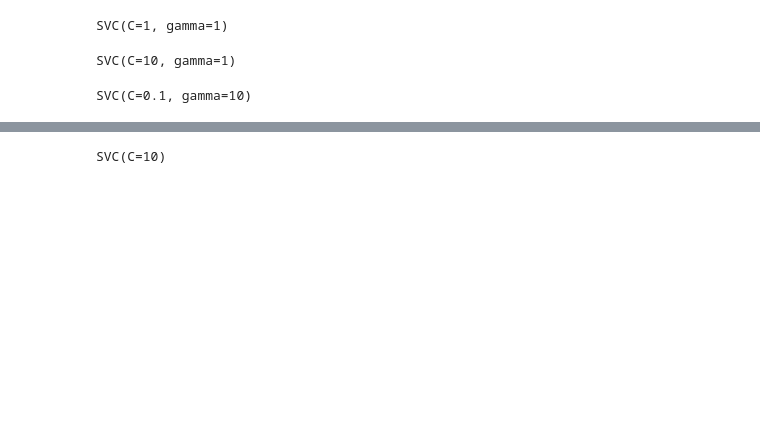
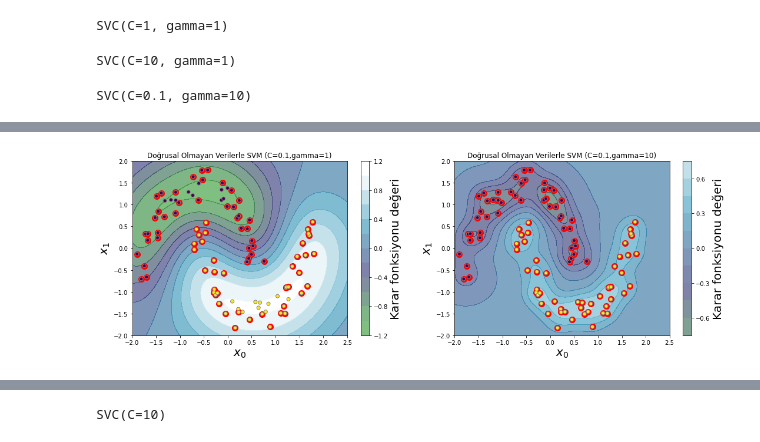
Before and after one commit to ibrakaplan/SVM-Example, a Jupyter notebook: SVM Classification.ipynb, the cells around one changed output, grey strips where cells are left out. Cells and saved outputs as stored; diff of their text form; code cells hidden in the pictures; blank space fills up the shorter version.

Commit message:
karar fonksiyon degerlerini ekle

```diff
--- a/SVM Classification.ipynb
+++ b/SVM Classification.ipynb
@@ -109,3 +105,26 @@ Text(0, 0.5, '$x_1$')
+# %%
+plt.figure(figsize=(18,12))
+plt.subplot(2,2,1)
+plt.contourf(xx, yy, model.decision_function(np.array([xx.ravel(), yy.ravel()]).T).reshape(xx.shape),
+             alpha=0.5, levels=10, cmap=plt.cm.ocean, vmin=-1, vmax=1)
+plt.colorbar().set_label('Karar fonksiyonu değeri',fontsize=20)
+plt.scatter(*model.support_vectors_.T, s=100, linewidth=1, facecolors='red')
+plt.scatter(*(preprocessing.scale(X*[1000, 1])).T, c=y, edgecolors='grey')
+plt.title('Doğrusal Olmayan Verilerle SVM (C=0.1,gamma=1)')
+plt.xlabel('$x_0$', fontsize=20)
+plt.ylabel('$x_1$', fontsize=20)
+
+plt.subplot(2,2,2)
+plt.contourf(xx, yy, model3.decision_function(np.array([xx.ravel(), yy.ravel()]).T).reshape(xx.shape),
+             alpha=0.5, levels=10, cmap=plt.cm.ocean, vmin=-1, vmax=1)
+plt.colorbar().set_label('Karar fonksiyonu değeri',fontsize=20)
+plt.scatter(*model3.support_vectors_.T, s=100, linewidth=1, facecolors='red')
+plt.scatter(*(preprocessing.scale(X*[1000, 1])).T, c=y, edgecolors='grey')
+plt.title('Doğrusal Olmayan Verilerle SVM (C=0.1,gamma=10)')
+plt.xlabel('$x_0$', fontsize=20)
+plt.ylabel('$x_1$', fontsize=20);
+# %% [output]
+[figure, added]
 # %%
 X1, y1 = datasets.make_circles(n_samples=100, noise=0.05, factor=0.5, random_state=40)
 # %%
```
Also changed, not shown: parts of 7 cells of this notebook.
